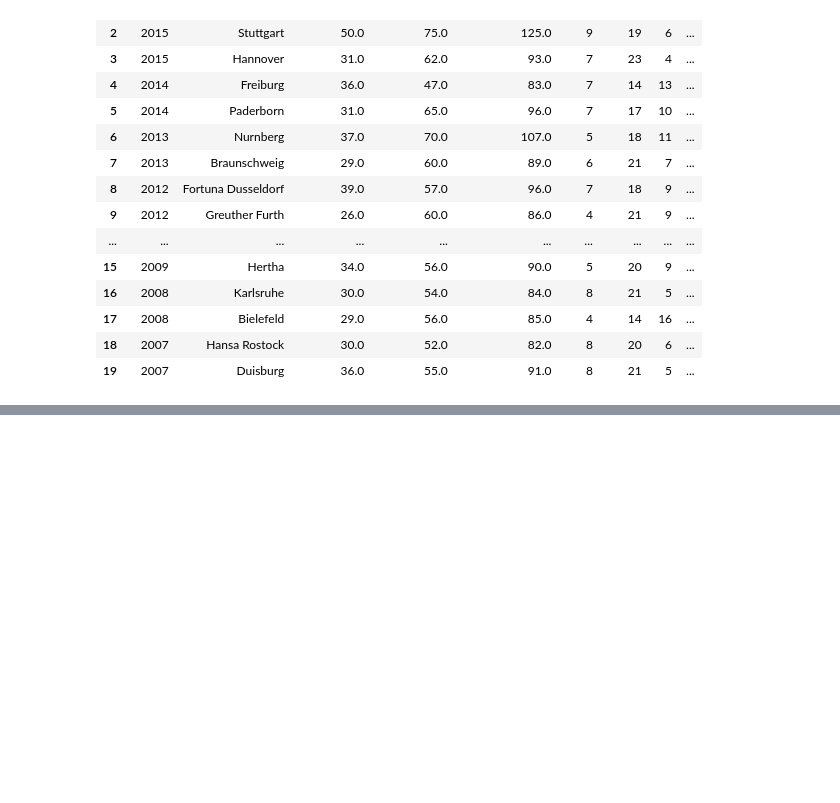
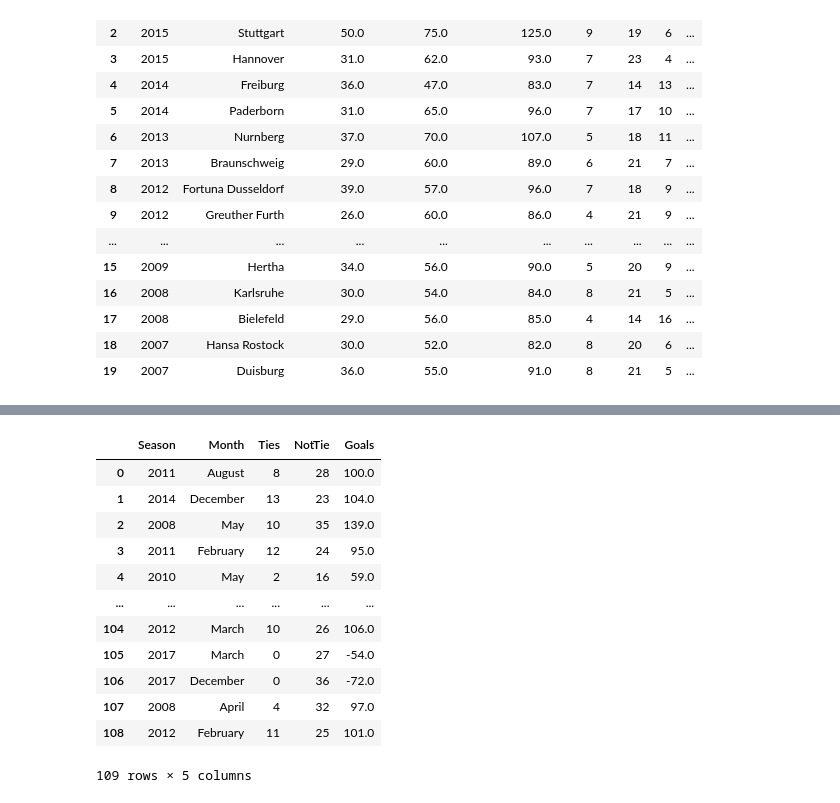
Before and after one commit to gabaghul/pyspark-study, a Jupyter notebook: study.ipynb, the cells around one changed output, grey strips where cells are left out. Cells and saved outputs as stored; diff of their text form; code cells hidden in the pictures; blank space fills up the shorter version.

```diff
--- a/study.ipynb
+++ b/study.ipynb
@@ -277,0 +321,30 @@ table_df
+# %%
+bundesliga_tie_results = bundesliga_monthly.groupBy('Season', 'Month') \
+            .agg(
+                sum('HomeTeamGoals').alias('HomeGoals'),
+                sum('AwayTeamGoals').alias('AwayGoals'),
+                sum('GameTie').alias('Ties'),
+                sum('HomeTeamWin').alias('HomeWins'),
+                sum('AwayTeamWin').alias('AwayWins')) \
+       .withColumnRenamed('HomeTeam', 'Team')
+
+bundesliga_tie_results = bundesliga_tie_results \
+                            .withColumn('NotTie', col('HomeWins') + col('AwayWins')) \
+                            .withColumn('Goals', col('HomeGoals') + col('AwayGoals')) \
+                            .drop('HomeGoals', 'AwayGoals', 'HomeWins', 'AwayWins')
+
+bundesliga_tie_results.toPandas()
+# %% [output]
+|  | Season | Month | Ties | NotTie | Goals |
+| 0 | 2011 | August | 8 | 28 | 100.0 |
+| 1 | 2014 | December | 13 | 23 | 104.0 |
+| 2 | 2008 | May | 10 | 35 | 139.0 |
+| 3 | 2011 | February | 12 | 24 | 95.0 |
+| 4 | 2010 | May | 2 | 16 | 59.0 |
+| ... | ... | ... | ... | ... | ... |
+| 104 | 2012 | March | 10 | 26 | 106.0 |
+| 105 | 2017 | March | 0 | 27 | -54.0 |
+| 106 | 2017 | December | 0 | 36 | -72.0 |
+| 107 | 2008 | April | 4 | 32 | 97.0 |
+| 108 | 2012 | February | 11 | 25 | 101.0 |
+109 rows × 5 columns
```
Also changed, not shown: parts of 3 cells of this notebook.
